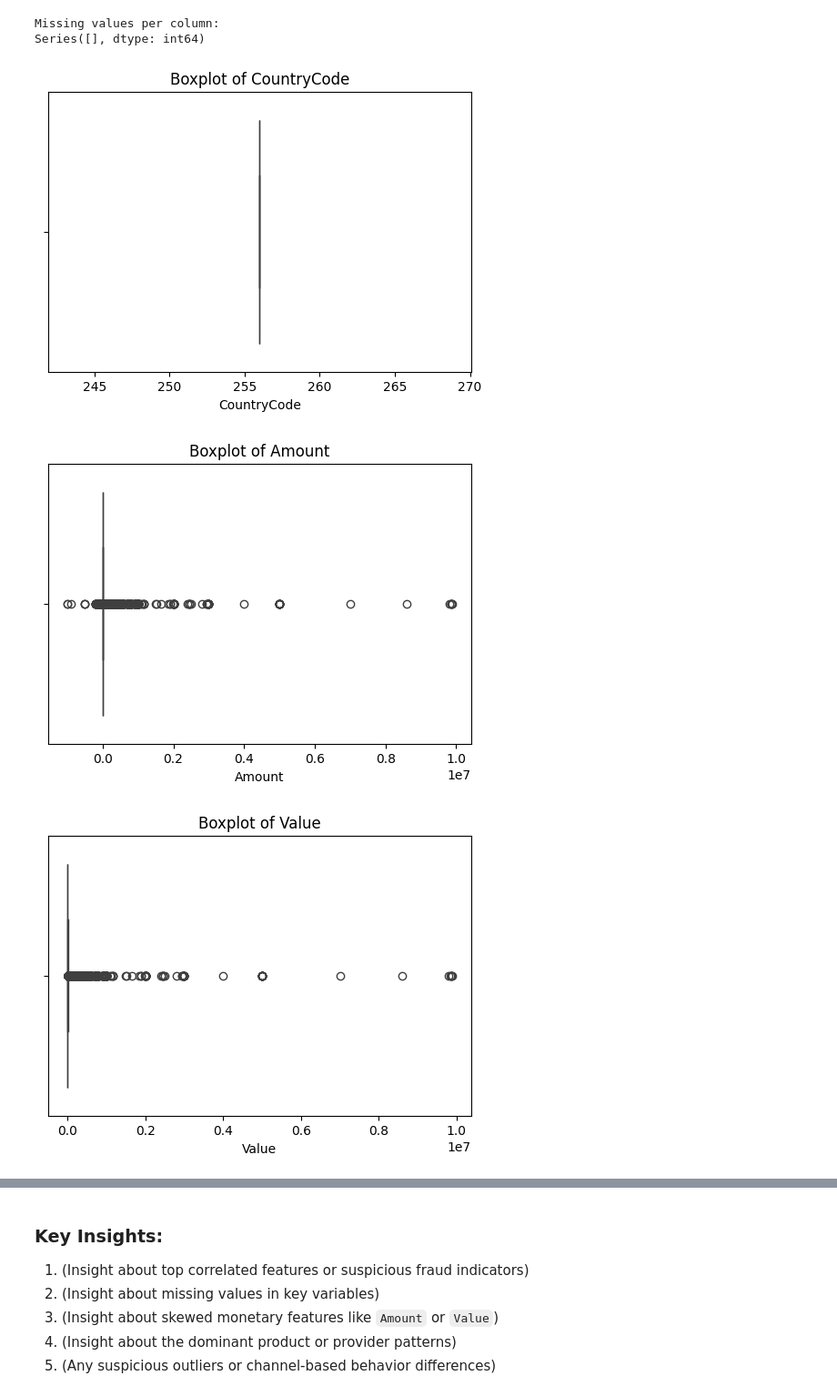
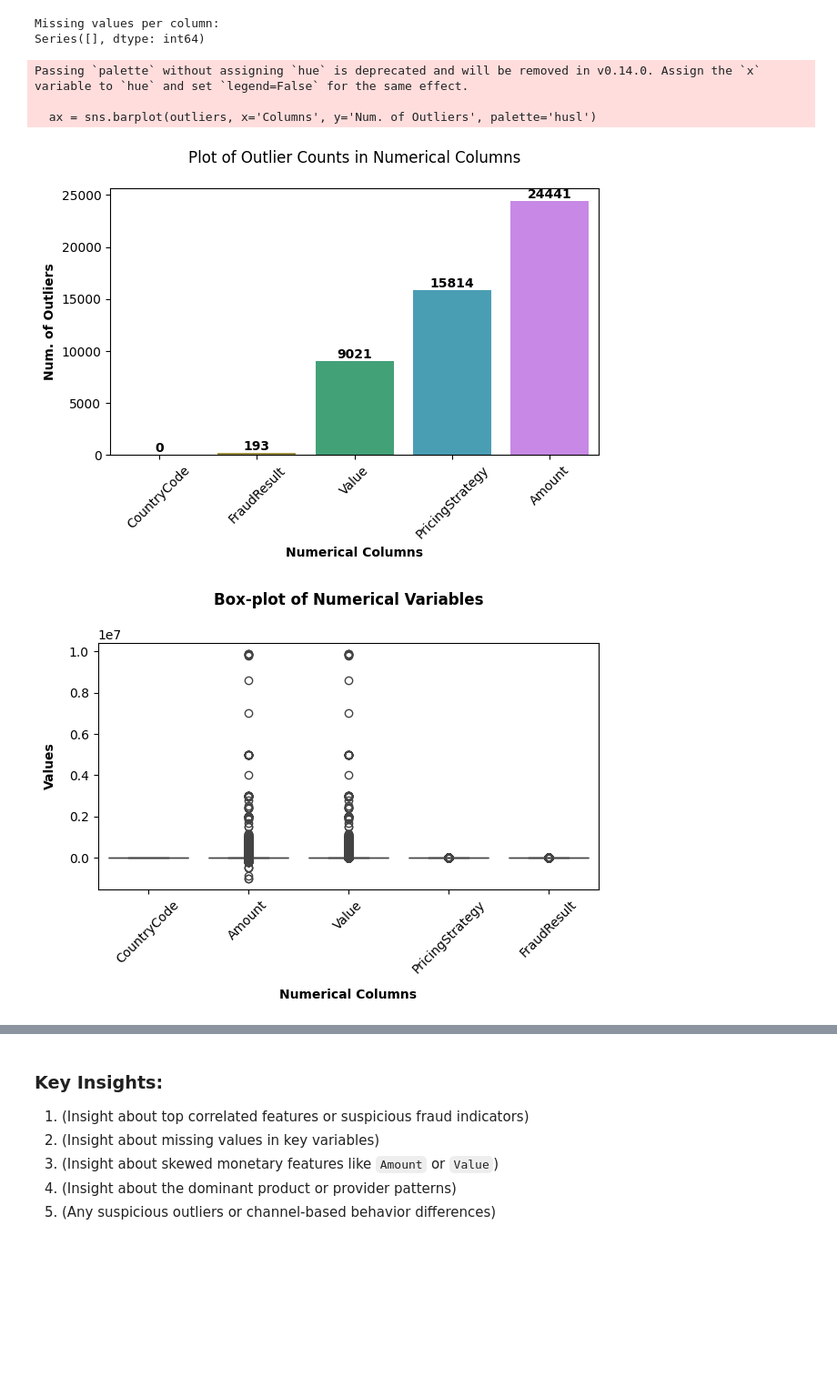
Before and after one commit to Filimon-H/Bank_Credit_Scoring, a Jupyter notebook: notebooks/EDA.ipynb, the cells around one changed output, grey strips where cells are left out. Shown at 91% size. Drawn from its saved outputs; the diff is of its cells as text; code cells hidden in the pictures; blank space fills up the shorter version.

```diff
--- a/notebooks/EDA.ipynb
+++ b/notebooks/EDA.ipynb
@@ -108,10 +109,15 @@ missing_values(df)
 # %% [output]
 Missing values per column:
 Series([], dtype: int64)
+# %%
+count_outliers(df)  # instead of outlier_detection(df, num_cols)
+# %% [output]
+Passing `palette` without assigning `hue` is deprecated and will be removed in v0.14.0. Assign the `x` variable to `hue` and set `legend=False` for the same effect.
+
+  ax = sns.barplot(outliers, x='Columns', y='Num. of Outliers', palette='husl')
+[figure, added]
 # %%
 # 9. Outlier Detection
-outlier_detection(df, num_cols)
+outlier_detection(df)
 # %% [output]
-[figure, old version]
+[figure, new version]
-[figure, removed]
-[figure, removed]
```
Also changed, not shown: parts of 2 cells of this notebook, 1 other file.
